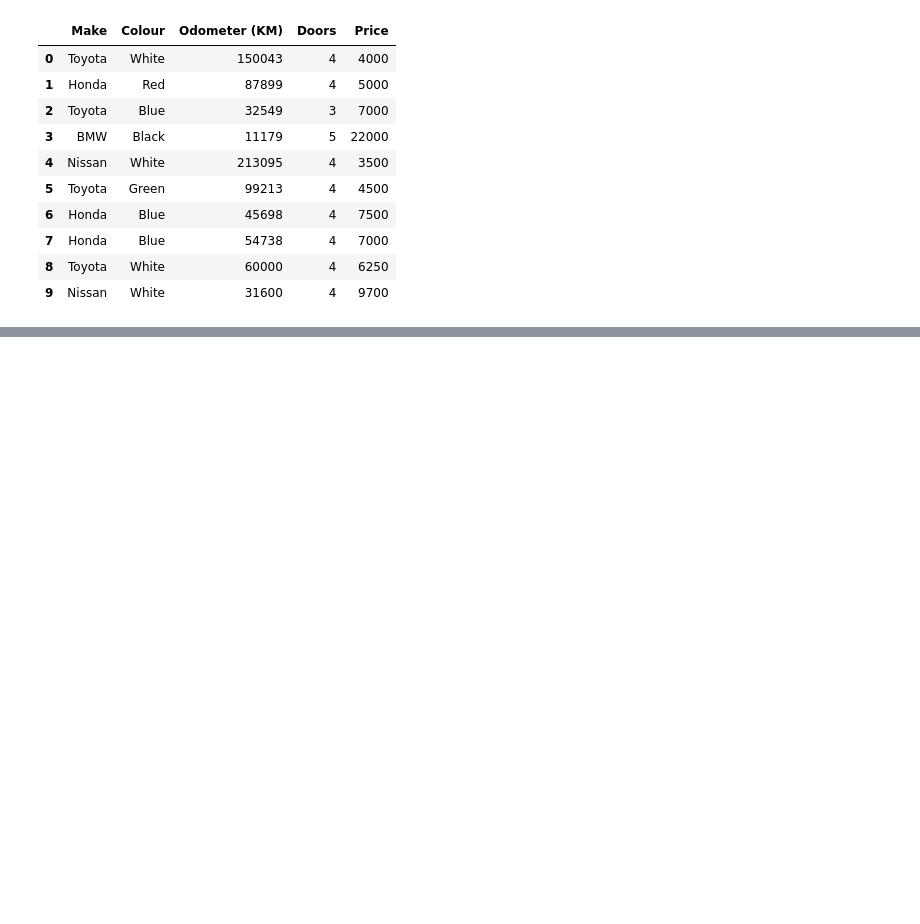
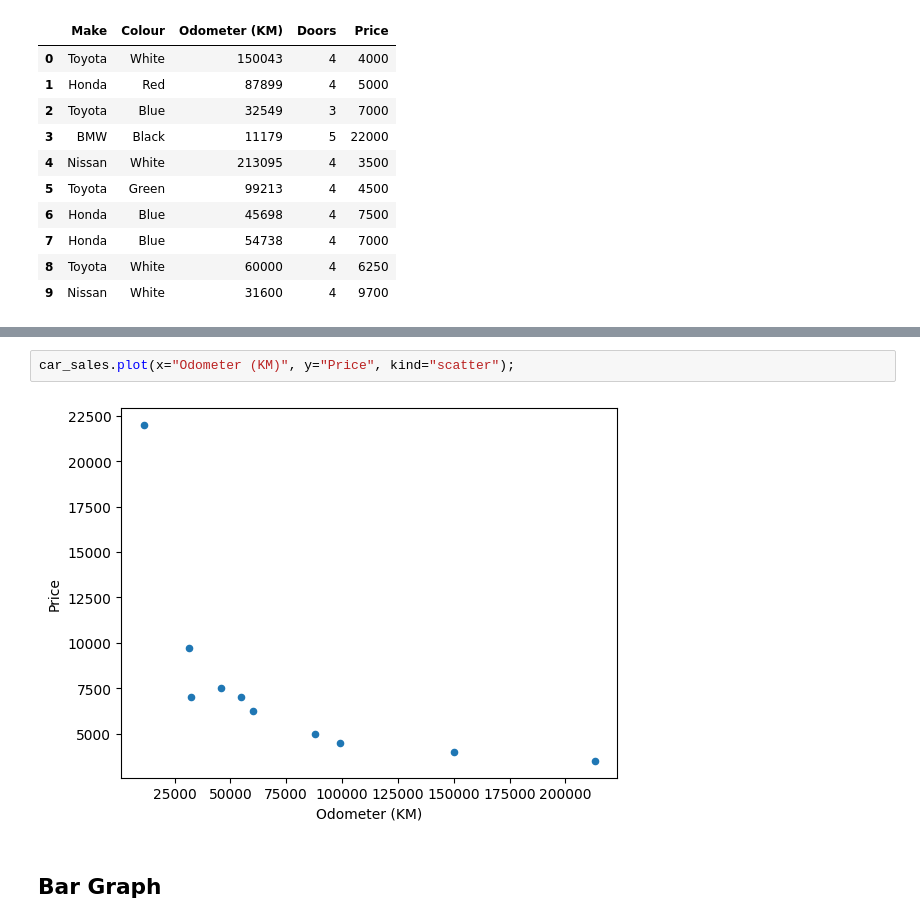
Before and after one commit to Dharshansk16/Data-Analysis-Tools, a Jupyter notebook: Introduction_to_Matplotlib/matplotlib_workbook.ipynb, the cells around one changed output, grey strips where cells are left out. Drawn from its saved outputs; the diff is of its cells as text; blank space fills up the shorter version.

```diff
--- a/Introduction_to_Matplotlib/matplotlib_workbook.ipynb
+++ b/Introduction_to_Matplotlib/matplotlib_workbook.ipynb
@@ -214,0 +234,6 @@ ValueError: Of the four parameters: start, end, periods, and freq, exactly three
+# %%
+car_sales.plot(x="Odometer (KM)", y="Price", kind="scatter");
+# %% [output]
+[figure, added]
+# %% [markdown]
+ ## Bar Graph
```
Also changed, not shown: parts of 38 cells of this notebook, 1 other file.
